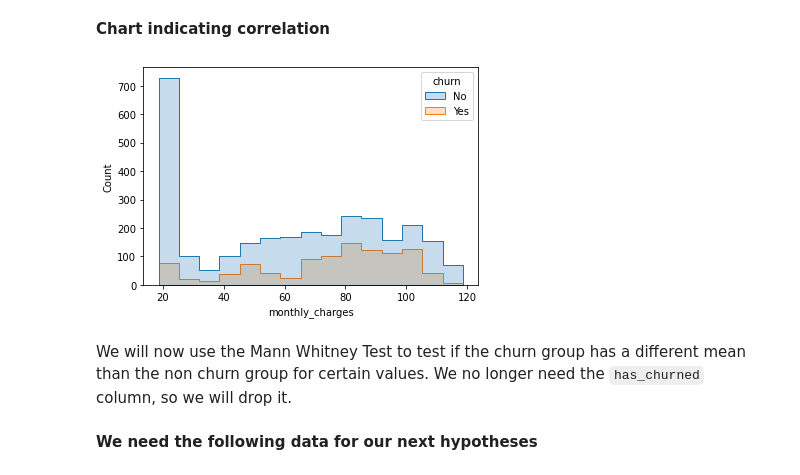
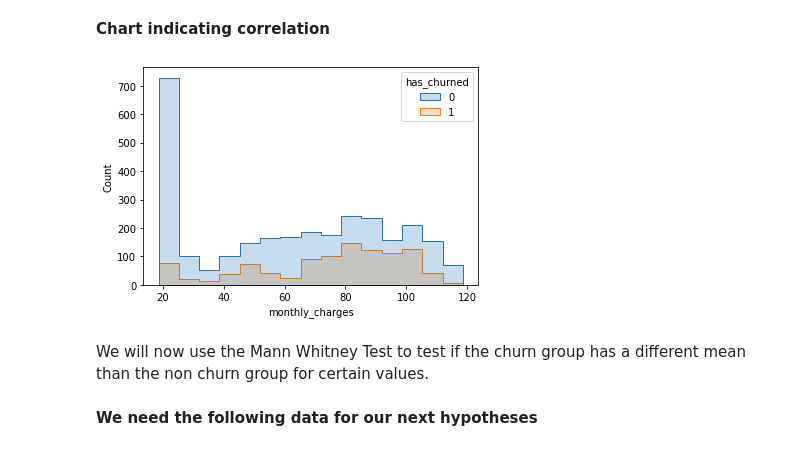
Before and after one commit to malachi-hale/Telco-project, a Jupyter notebook: Project_scratch_work.ipynb, the cells around one changed output. Drawn from its saved outputs; the diff is of its cells as text; code cells hidden in the pictures.

Commit message:
updates to Telco project

```diff
--- a/Project_scratch_work.ipynb
+++ b/Project_scratch_work.ipynb
@@ -22,2 +38,3 @@ We will use the `get_telco_data()` function from our acquire module to obtain ou
 # %%
-df = get_telco_data()
+def get_connection(db, user=env.user, host=env.host, password=env.password):
+    return f'mysql+pymysql://{user}:{password}@{host}/{db}'
@@ -222,2 +271,35 @@ df["total_charges"] = df.total_charges.replace(" ", "0")
 # %%
-df['total_charges'] = df.total_charges.astype(float)
+def prep_telco(df):
+    ## First we will get rid of duplicate columns
+    df = df.loc[:,~df.columns.duplicated()]
+
+    ##Add a numeric columns for churned or didn't churn
+    df['has_churned'] = df['churn'].replace({'No' : 0, 'Yes': 1})
+
+    ##Add a numerical column for paperless billing
+    df['paperless_billing_numeric'] = df['paperless_billing'].replace({'No' : 0, 'Yes': 1})
+
+    ## Now we will substitute the object values for dummy values that are easier to process.
+    dummy_df = pd.get_dummies(df[['partner', 'dependents', 'gender', 'phone_service', 'multiple_lines', 'online_security', 'online_backup', 'device_protection', 'tech_support', 'streaming_tv', 'streaming_movies']], drop_first=True)
+
+    ##Concatenate our dummy values to our main Dataframe.
+    df = pd.concat([df, dummy_df], axis=1)
+
+    ## Drop the redundant columns.
+    df = df.drop(columns = ['customer_id', 'gender', 'partner', 'dependents', 'phone_service', 'multiple_lines', 'online_security', 'online_backup', 'device_protection', 'tech_support', 'streaming_tv', 'streaming_movies', 'contract_type', 'internet_service_type', 'payment_type', 'churn', 'paperless_billing'])
+
+    ##Our column total_charges has some empty string values, so we will replace those values with a 0
+
+    df["total_charges"] = df.total_charges.replace(" ", "0")
+
+    ##Now we will convert the numbers in our total_charges and monthly_charges columns to floats.
+    df['total_charges'] = df.total_charges.astype(float)
+
+    df['monthly_charges'] = df.monthly_charges.astype(float)
+
+    ## Now we can split our data into train, validate, and test
+
+     # split data into train, validate, test dfs
+    train, validate, test = split_data(df)
+
+    return train, validate, test
@@ -266,5 +325,3 @@ We will add in another column called `has_churned`. This is so that we can run s
-# %%
-train['has_churned'] = train['churn'].replace({'No' : 0, 'Yes': 1})
 # %% [markdown]
 For all of the following hypotheses we will set $\alpha = 0.05 $.
 # %% [markdown]
@@ -331,9 +388,9 @@ Our p-value is less than 0.05. We reject the null hypothesis and conclude that c
 **Chart indicating correlation**
 # %%
 churn_by_monthly_charges = sns.histplot(
-    x=train.monthly_charges, hue=train.churn, element = 'step'
+    x=train.monthly_charges, hue=train.has_churned, element = 'step'
 )
 # %% [output]
-[figure, old version]
+[figure, new version]
 # %% [markdown]
-We will now use the Mann Whitney Test to test if the churn group has a different mean than the non churn group for certain values. We no longer need the `has_churned` column, so we will drop it.
+We will now use the Mann Whitney Test to test if the churn group has a different mean than the non churn group for certain values.
```
Also changed, not shown: parts of 85 cells of this notebook, 9 other files.
